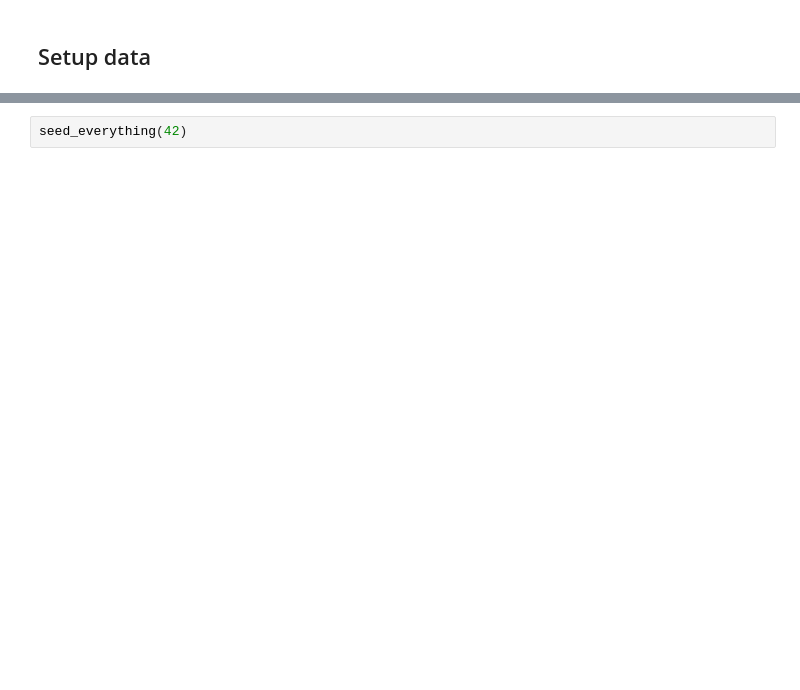
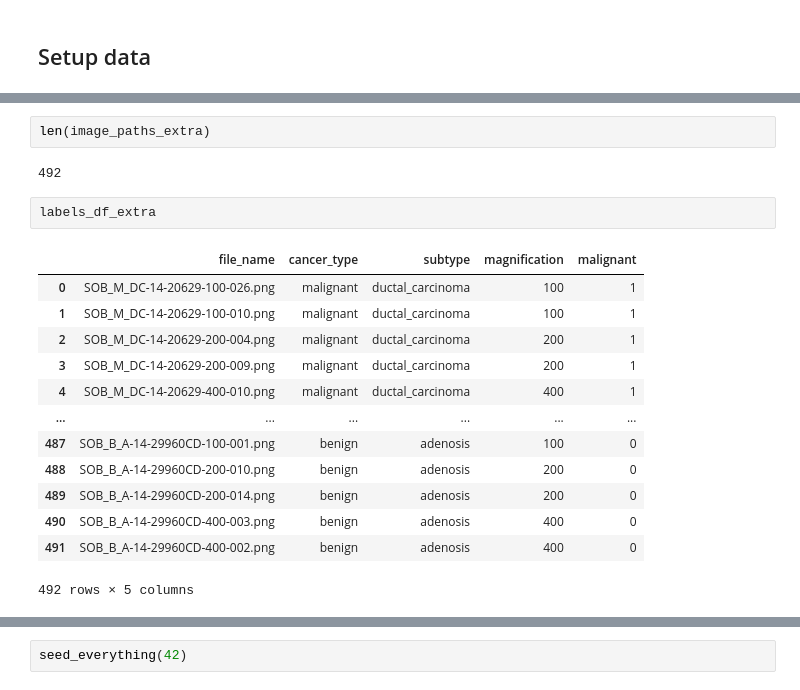
Before and after one commit to mayarali/carcinoma_classification, a Jupyter notebook: hipt_test.ipynb, the cells around one changed output, grey strips where cells are left out. Saved outputs shown, nothing was run; the diff lists cells and outputs as text; blank space fills up the shorter version.

```diff
--- a/hipt_test.ipynb
+++ b/hipt_test.ipynb
@@ -195,3 +166,23 @@ len(train_set_paths), len(test_set_paths)
+# %%
+len(image_paths_extra)
+# %% [output]
+492
+# %%
+labels_df_extra
+# %% [output]
+|  | file_name | cancer_type | subtype | magnification | malignant |
+| 0 | SOB_M_DC-14-20629-100-026.png | malignant | ductal_carcinoma | 100 | 1 |
+| 1 | SOB_M_DC-14-20629-100-010.png | malignant | ductal_carcinoma | 100 | 1 |
+| 2 | SOB_M_DC-14-20629-200-004.png | malignant | ductal_carcinoma | 200 | 1 |
+| 3 | SOB_M_DC-14-20629-200-009.png | malignant | ductal_carcinoma | 200 | 1 |
+| 4 | SOB_M_DC-14-20629-400-010.png | malignant | ductal_carcinoma | 400 | 1 |
+| ... | ... | ... | ... | ... | ... |
+| 487 | SOB_B_A-14-29960CD-100-001.png | benign | adenosis | 100 | 0 |
+| 488 | SOB_B_A-14-29960CD-200-010.png | benign | adenosis | 200 | 0 |
+| 489 | SOB_B_A-14-29960CD-200-014.png | benign | adenosis | 200 | 0 |
+| 490 | SOB_B_A-14-29960CD-400-003.png | benign | adenosis | 400 | 0 |
+| 491 | SOB_B_A-14-29960CD-400-002.png | benign | adenosis | 400 | 0 |
+492 rows × 5 columns
 # %%
 labels_df = pd.read_csv(label_path)
 analyze_class_distribution(labels_df)
```
Also changed, not shown: parts of 23 cells of this notebook, 2 other files.
